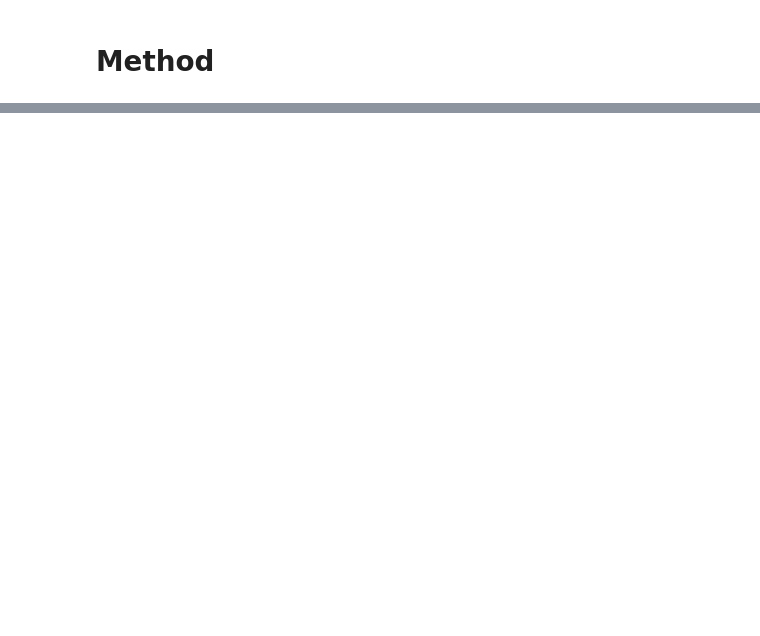
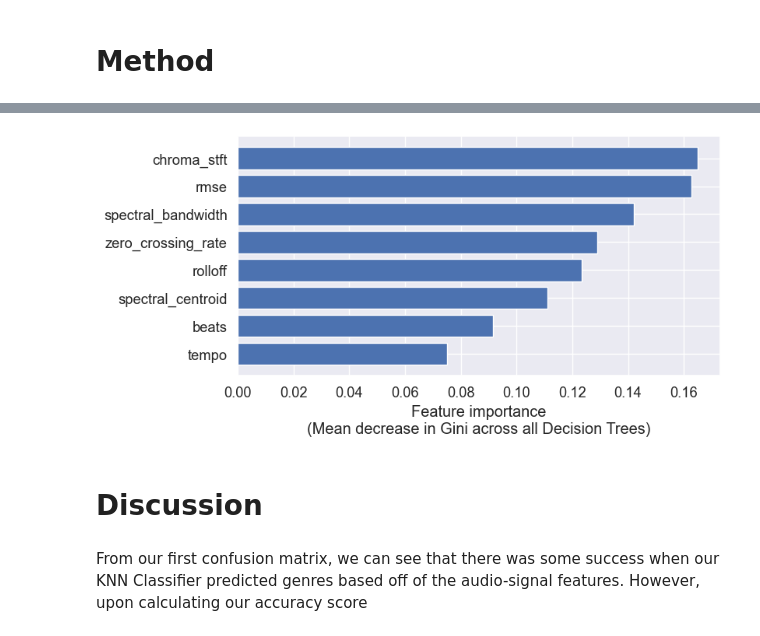
Before and after one commit to ivanmaykov/DS2500-Group-Project, a Jupyter notebook: Final_Report.ipynb, the cells around one changed output, grey strips where cells are left out. Saved outputs shown, nothing was run; the diff lists cells and outputs as text; code cells hidden in the pictures; blank space fills up the shorter version.

Commit message:
Methods, Results and Discussion

```diff
--- a/Final_Report.ipynb
+++ b/Final_Report.ipynb
@@ -66,0 +198,46 @@ For our methods, we utilized K-Nearest Neighbors as mentioned above.
+# %%
+def plot_feat_import(feat_list, feat_import, sort=True, limit=None):
+    """ plots feature importances in a horizontal bar chart
+
+    Args:
+        feat_list (list): str names of features
+        feat_import (np.array): feature importances (mean gini reduce)
+        sort (bool): if True, sorts features in decreasing importance
+            from top to bottom of plot
+        limit (int): if passed, limits the number of features shown
+            to this value
+    """
+
+    if sort:
+        # sort features in decreasing importance
+        idx = np.argsort(feat_import).astype(int)
+        feat_list = [feat_list[_idx] for _idx in idx]
+        feat_import = feat_import[idx]
+
+    if limit is not None:
+        # limit to the first limit feature
+        feat_list = feat_list[:limit]
+        feat_import = feat_import[:limit]
+
+    # plot and label feature importance
+    plt.barh(feat_list, feat_import)
+    plt.gcf().set_size_inches(5, len(feat_list) / 2)
+    plt.xlabel('Feature importance\n(Mean decrease in Gini across all Decision Trees)')
+# %%
+sns.set(font_scale=1.2)
+
+# number of decision trees in the forest
+n_estimators = 100
+rf_clf = RandomForestClassifier(n_estimators=n_estimators)
+
+# fit random forest to data
+rf_clf.fit(x, y)
+
+plot_feat_import(features, rf_clf.feature_importances_)
+plt.gcf().set_size_inches(8, 4)
+# %% [output]
+[figure, added]
+# %% [markdown]
+# Discussion
+# %% [markdown]
+From our first confusion matrix, we can see that there was some success when our KNN Classifier predicted genres based off of the audio-signal features. However, upon calculating our accuracy score
```
Also changed, not shown: parts of 10 cells of this notebook.
